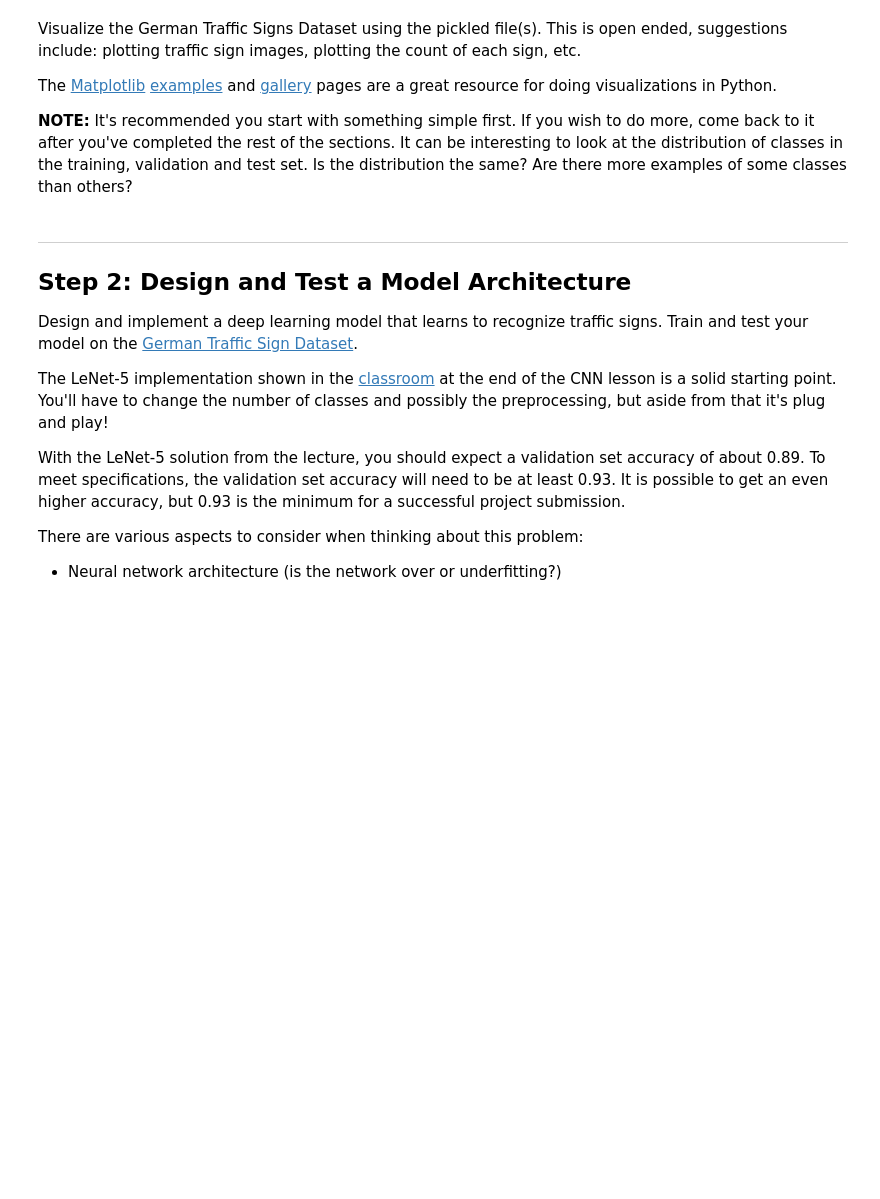
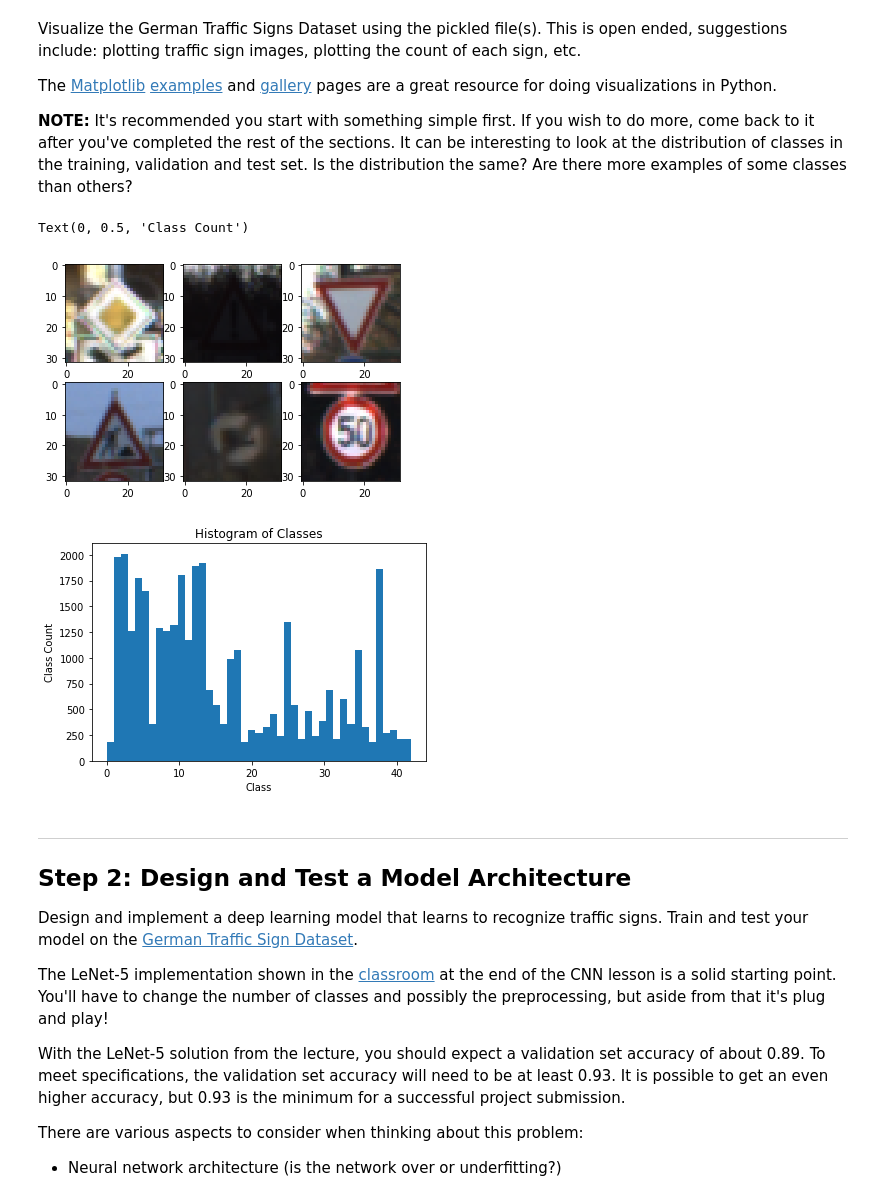
Before and after one commit to dhiegomaga/Traffic-Sign-Classifier-Project, a Jupyter notebook: Traffic_Sign_Classifier.ipynb, the cells around one changed output. Saved outputs shown, nothing was run; the diff lists cells and outputs as text; code cells hidden in the pictures; blank space fills up the shorter version.

```diff
--- a/Traffic_Sign_Classifier.ipynb
+++ b/Traffic_Sign_Classifier.ipynb
@@ -22,12 +27,9 @@ The [rubric](https://review.udacity.com/#!/rubrics/481/view) contains "Stand Out
 # %%
-# Load pickled data
-import pickle
-
 # TODO: Fill this in based on where you saved the training and testing data
 
-training_file = ?
-validation_file=?
-testing_file = ?
+training_file = 'dataset/train.p'
+validation_file='dataset/valid.p'
+testing_file = 'dataset/test.p'
 
 with open(training_file, mode='rb') as f:
     train = pickle.load(f)
@@ -59,19 +61,19 @@ Complete the basic data summary below. Use python, numpy and/or pandas methods t
 ### Use python, pandas or numpy methods rather than hard coding the results
 
 # TODO: Number of training examples
-n_train = ?
+n_train = len(y_train)
 
 # TODO: Number of validation examples
-n_validation = ?
+n_validation = len(y_valid)
 
 # TODO: Number of testing examples.
-n_test = ?
+n_test = len(y_test)
 
 # TODO: What's the shape of an traffic sign image?
-image_shape = ?
+image_shape = X_train[0].shape
 
 # TODO: How many unique classes/labels there are in the dataset.
-n_classes = ?
+n_classes = len(list(set(y_train)))
 
 print("Number of training examples =", n_train)
 print("Number of testing examples =", n_test)
@@ -88,9 +95,26 @@ The [Matplotlib](http://matplotlib.org/) [examples](http://matplotlib.org/exampl
 # %%
 ### Data exploration visualization code goes here.
 ### Feel free to use as many code cells as needed.
 import matplotlib.pyplot as plt
 # Visualizations will be shown in the notebook.
 %matplotlib inline
+
+N = 6
+plt.figure(0)
+for i in range(N):
+    index = np.random.randint(0,n_train)
+    plt.subplot(231 + i)
+    plt.imshow(X_train[index])
+
+plt.figure(1)
+a = plt.hist(y_train, bins = 43)
+plt.title('Histogram of Classes')
+plt.xlabel('Class')
+plt.ylabel('Class Count')
+# %% [output]
+Text(0, 0.5, 'Class Count')
+[figure, added]
+[figure, added]
 # %% [markdown]
 ----
 
```
Also changed, not shown: parts of 23 cells of this notebook, 10 other files.
